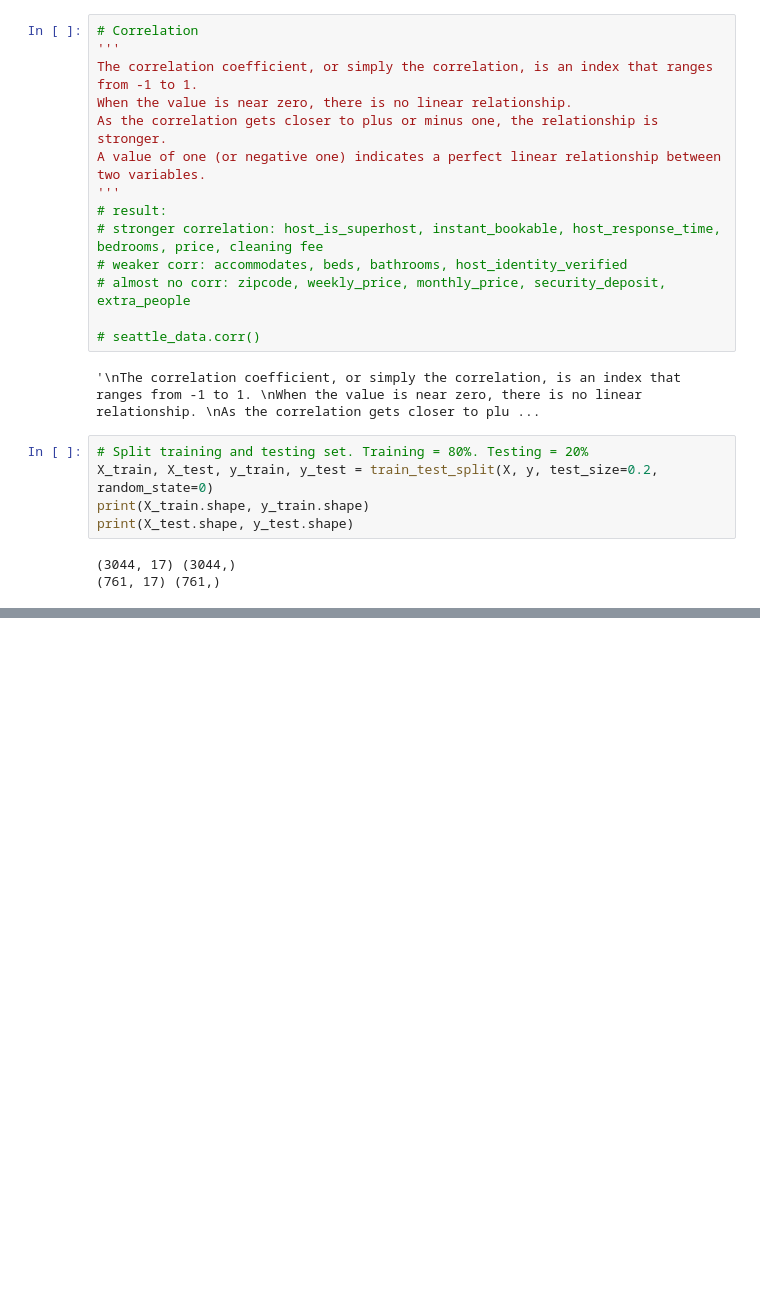
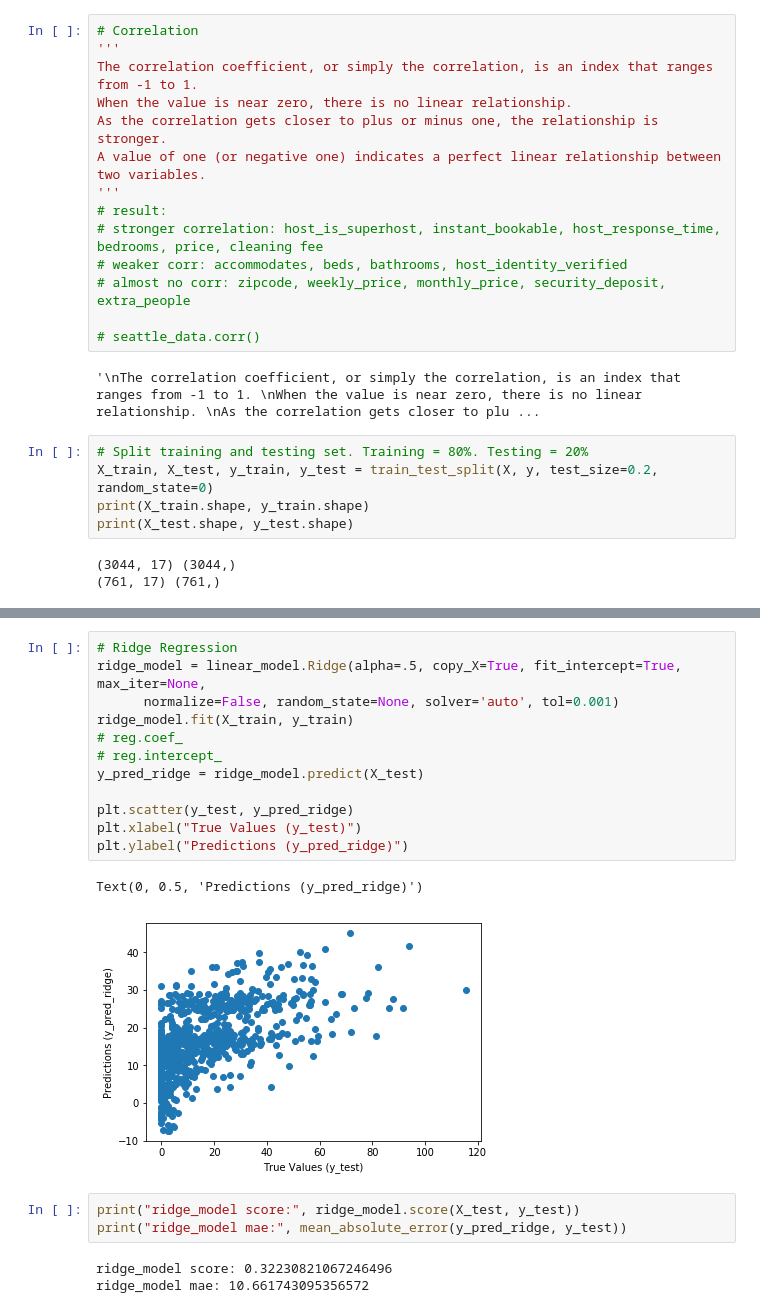
Before and after one commit to tonyman316/Become_a_Top_Airbnb_Earner, a Jupyter notebook: seattle_airbnb_top_earner.ipynb, the cells around one changed output, grey strips where cells are left out. Saved outputs shown, nothing was run; the diff lists cells and outputs as text; blank space fills up the shorter version.

Commit message:
add ridge, lasso. Before dropping zero for new_socre_reviews

```diff
--- a/seattle_airbnb_top_earner.ipynb
+++ b/seattle_airbnb_top_earner.ipynb
@@ -326 +333,22 @@ print(mae_test)
+# %%
+# Ridge Regression
+ridge_model = linear_model.Ridge(alpha=.5, copy_X=True, fit_intercept=True, max_iter=None,
+      normalize=False, random_state=None, solver='auto', tol=0.001)
+ridge_model.fit(X_train, y_train)
+# reg.coef_
+# reg.intercept_
+y_pred_ridge = ridge_model.predict(X_test)
+
+plt.scatter(y_test, y_pred_ridge)
+plt.xlabel("True Values (y_test)")
+plt.ylabel("Predictions (y_pred_ridge)")
+# %% [output]
+Text(0, 0.5, 'Predictions (y_pred_ridge)')
+[figure, added]
+# %%
+print("ridge_model score:", ridge_model.score(X_test, y_test))
+print("ridge_model mae:", mean_absolute_error(y_pred_ridge, y_test))
+# %% [output]
+ridge_model score: 0.32230821067246496
+ridge_model mae: 10.661743095356572
 # %%
```
Also changed, not shown: parts of 14 cells of this notebook.
